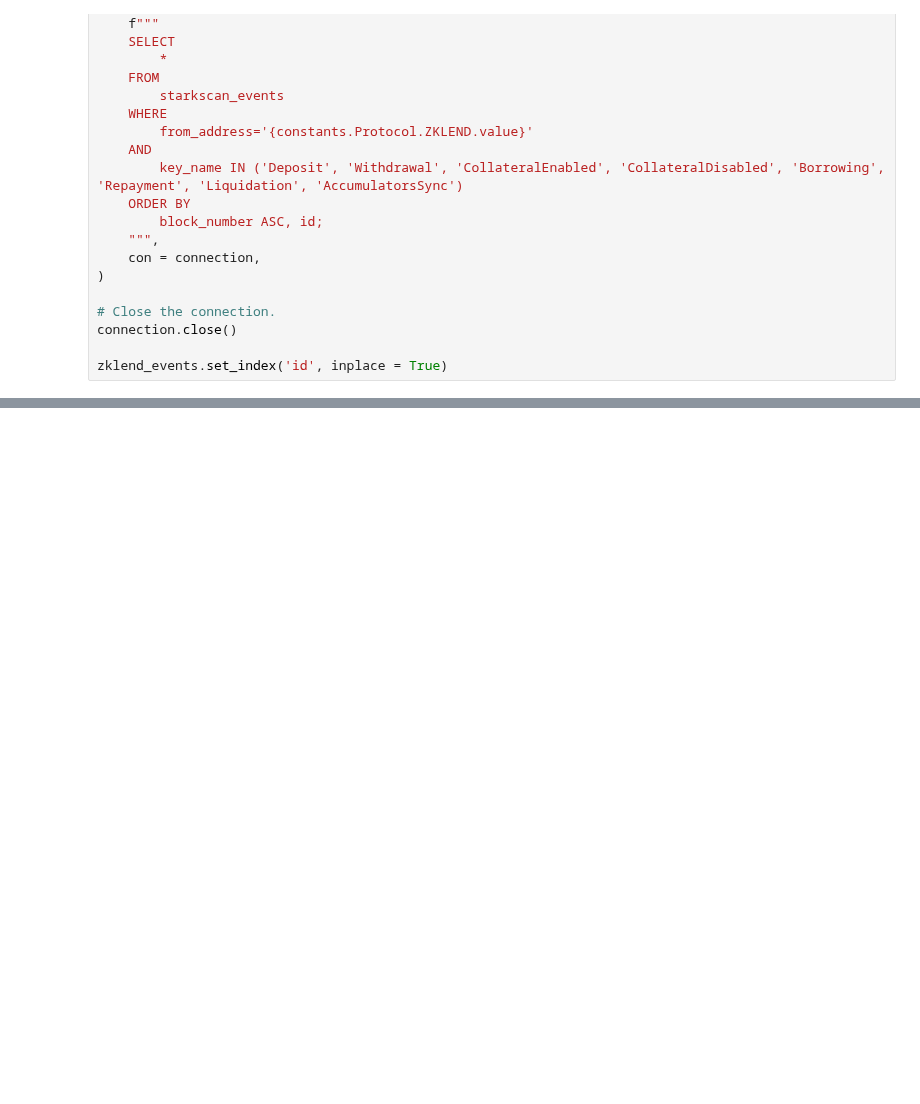
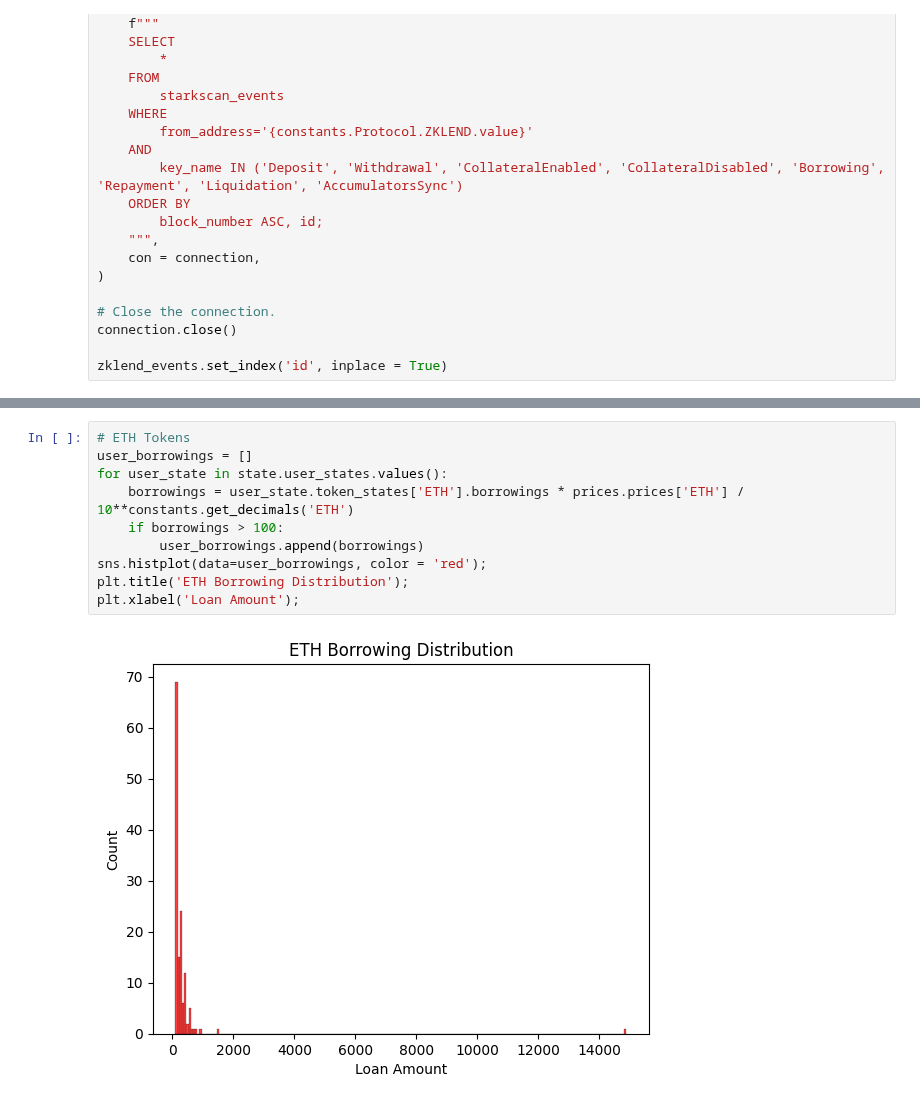
Before and after one commit to CarmineOptions/derisk-research, a Jupyter notebook: visualizations.ipynb, the cells around one changed output, grey strips where cells are left out. Drawn from its saved outputs; the diff is of its cells as text; blank space fills up the shorter version.

```diff
--- a/visualizations.ipynb
+++ b/visualizations.ipynb
@@ -41,0 +61,12 @@ zklend_events.set_index('id', inplace = True)
+# %%
+# ETH Tokens
+user_borrowings = []
+for user_state in state.user_states.values():
+    borrowings = user_state.token_states['ETH'].borrowings * prices.prices['ETH'] / 10**constants.get_decimals('ETH')
+    if borrowings > 100:
+        user_borrowings.append(borrowings)
+sns.histplot(data=user_borrowings, color = 'red');
+plt.title('ETH Borrowing Distribution');
+plt.xlabel('Loan Amount');
+# %% [output]
+[figure, added]
```
Also changed, not shown: parts of 15 cells of this notebook, 1 other file.
